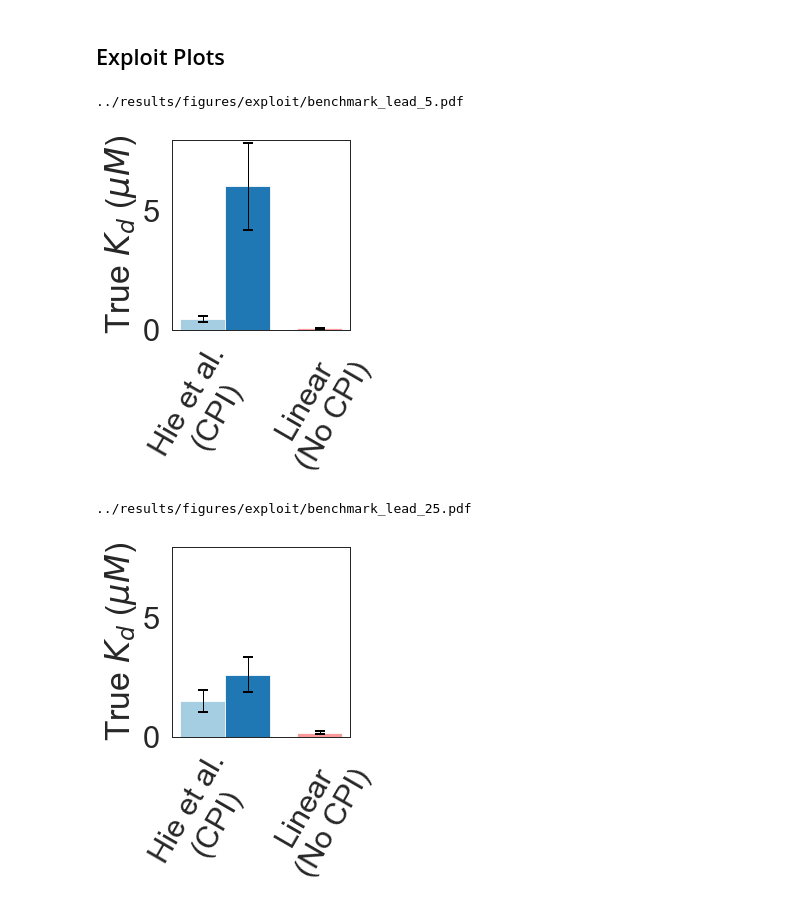
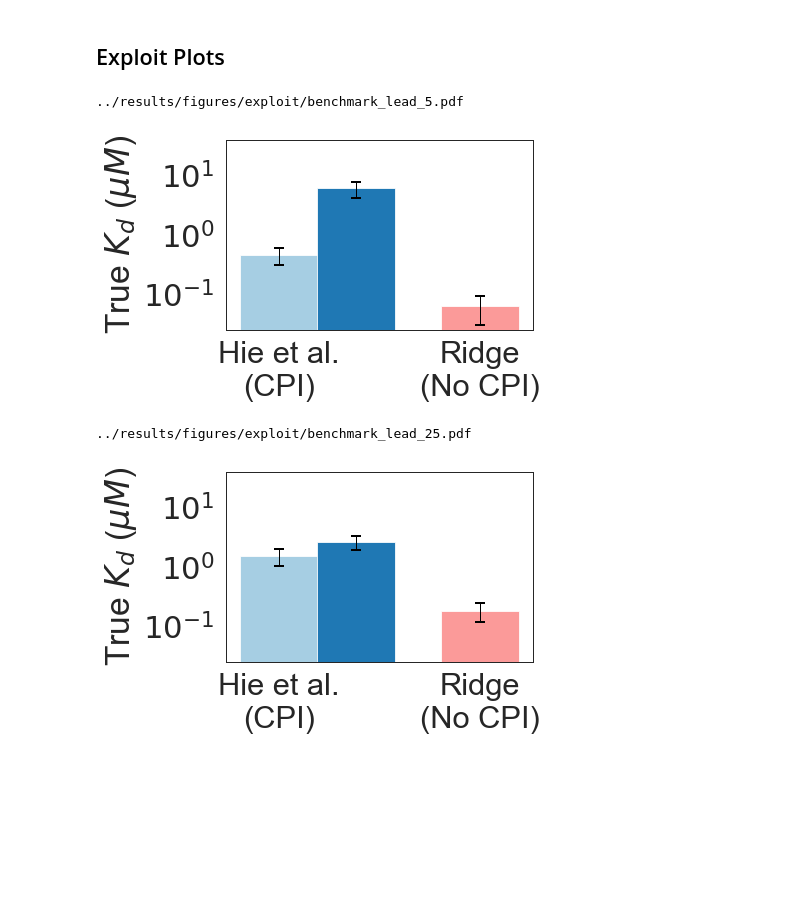
Before and after one commit to samgoldman97/kinase-cpi-reanalysis, a Jupyter notebook: notebook/make_figs.ipynb, the cells around one changed output. Saved outputs shown, nothing was run; the diff lists cells and outputs as text; code cells hidden in the pictures; blank space fills up the shorter version.

```diff
--- a/notebook/make_figs.ipynb
+++ b/notebook/make_figs.ipynb
@@ -108,14 +108,14 @@ models = [
 method_name_map = {
     "mlper1": "MLP",
     "hybrid" : "GP + MLP",
-    "ridgesplit" : "Ridge (JT-VAE)",
-    "ridgesplit_morgan" : "Ridge (Morgan)",
+    "ridgesplit" : "Ridge: pretrained",
+    "ridgesplit_morgan" : "Ridge: Morgan",
     "hybridsplit" : "GP + MLP",
     "mlper1split" : "MLP",
 }
 
 panel_height = 3.5
-panel_width = 4.5
+panel_width = 5.5
 
 orig_models = ["hybrid", "mlper1"]
 no_cpi = ["hybridsplit", "mlper1split"]
@@ -197,7 +197,7 @@ for quadrant in quadrants[1:]:
             plt.ylim([ 0.0, 0.8 ])
         if metric == 'MSE' and quadrant != 'unknown_all':
             plt.ylim([ -0.01e7, 3e7 ])
-        plt.xticks(ticks, labels=labels, rotation=60, horizontalalignment="center")
+        plt.xticks(ticks, labels=labels, rotation=50, horizontalalignment="center")
         plt.ylabel(metric_map.get(metric, metric))
 
         handles = []
@@ -207,6 +207,10 @@ for quadrant in quadrants[1:]:
         plt.legend(handles=bars, ncol=int(len(full_list) / 2),# + 1),
                bbox_to_anchor = (0.5, -1.5),loc="lower center", )
 
+        # Right legend
+#         plt.legend(handles=bars, ncol=1,#int(len(full_list) / 2),# + 1),
+#                bbox_to_anchor = (1.5, 0.5),loc="center", )
+
         save_name = os.path.join(out_dir, f'benchmark_cv_{metric}_{quadrant}.pdf')
         plt.savefig(save_name, bbox_inches="tight")
         print(save_name)
@@ -295,7 +299,7 @@ model_renames = {"hybrid" : "Hie et al: GP+MLP",
 
 
 panel_height = 3.5
-panel_width = 3.2
+panel_width = 5.5
 panel_gap = np.array([0,0,1]) * 0.6
 
 
@@ -307,7 +311,7 @@ plot_positions = np.arange(len(models)) + panel_gap
 #tick_labels = [model_renames[model] for model in models]
 
 ticks = [np.mean(plot_positions[:1]), plot_positions[2]]
-tick_labels = ["Hie et al.\n(CPI)", "Linear\n(No CPI)"]
+tick_labels = ["Hie et al.\n(CPI)", "Ridge\n(No CPI)"]
 # %%
 data = []
 for model in models:
@@ -340,39 +344,40 @@ for n_lead in n_leads:
         temp_df = df_subset[df_subset["model"] == method]
 
 
         color = color_map[method]
         vals = temp_df[val_name]
         bar_height = np.mean(vals)
         error_height = 1.96 * stats.sem(vals)
         label_name = method_name_map[method]
 
         uq = pd.unique(temp_df['uncertainty'])
         if len(uq) > 1:
             raise ValueError()
         uq = uq[0]
         #hatch = "/" if not uq == "No uncertainty" else None
         hatch = None
 
         bars.append(plt.bar(plot_position, bar_height, color=color,
                             label = label_name, width=1.01, hatch=hatch))
         plt.errorbar(plot_position, bar_height, yerr= error_height,
                      color="Black", capsize=5, capthick=2, linewidth=1)
 
-    plt.xticks(ticks, labels=tick_labels, rotation=60, horizontalalignment="center")
+    plt.xticks(ticks, labels=tick_labels, rotation=0, horizontalalignment="center")
     plt.ylabel(x_label_map[val_name])
 #     plt.xlabel("Method")
-
+    plt.yscale("log")
     save_name= os.path.join(out_dir, f'benchmark_lead_{n_lead}.pdf')
     print(save_name)
-    plt.ylim([0,8])
+    plt.ylim([0.025, 40])
+    plt.yticks([0.1,1,10], labels= ["$10^{-1}$", "$10^{0}$", "$10^{1}$"])
     plt.savefig(save_name, bbox_inches="tight")
     plt.show()
     plt.close()
 # %% [output]
 ../results/figures/exploit/benchmark_lead_5.pdf
-[figure, old version]
+[figure, new version]
 ../results/figures/exploit/benchmark_lead_25.pdf
-[figure, old version]
+[figure, new version]
 # %%
 # n_leads = [ 5, 25 ]
 
```
Also changed, not shown: parts of 1 cell of this notebook, 7 other files.
